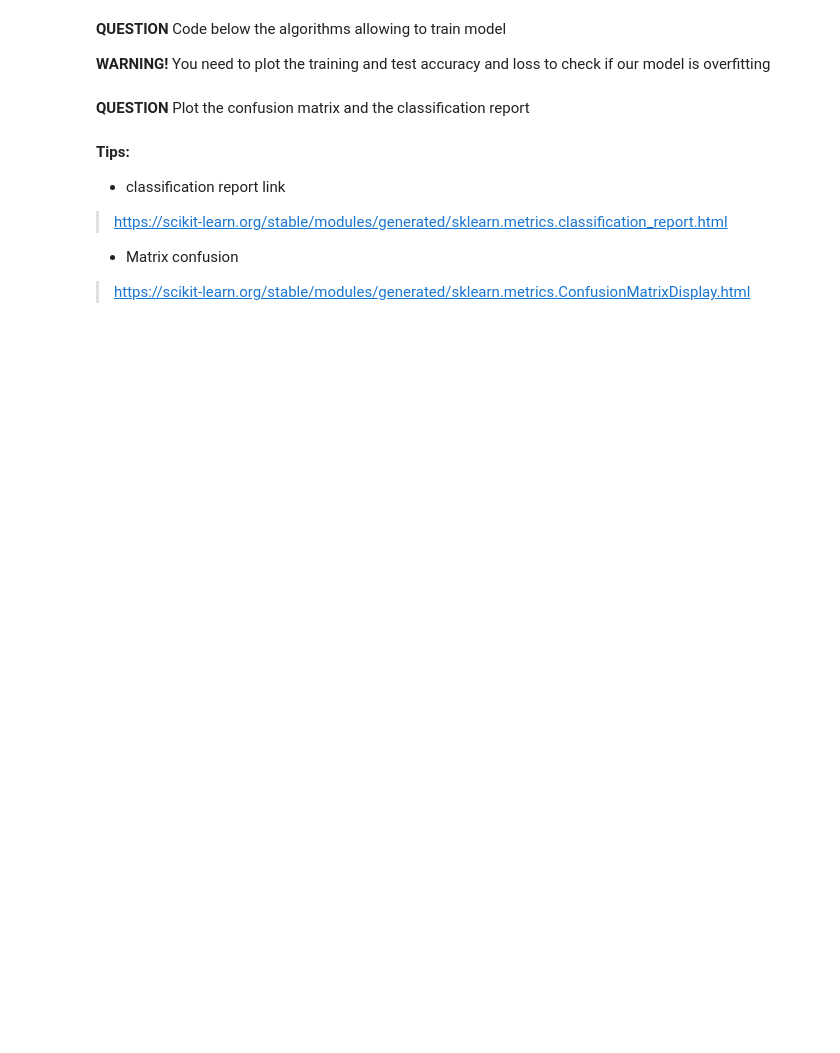
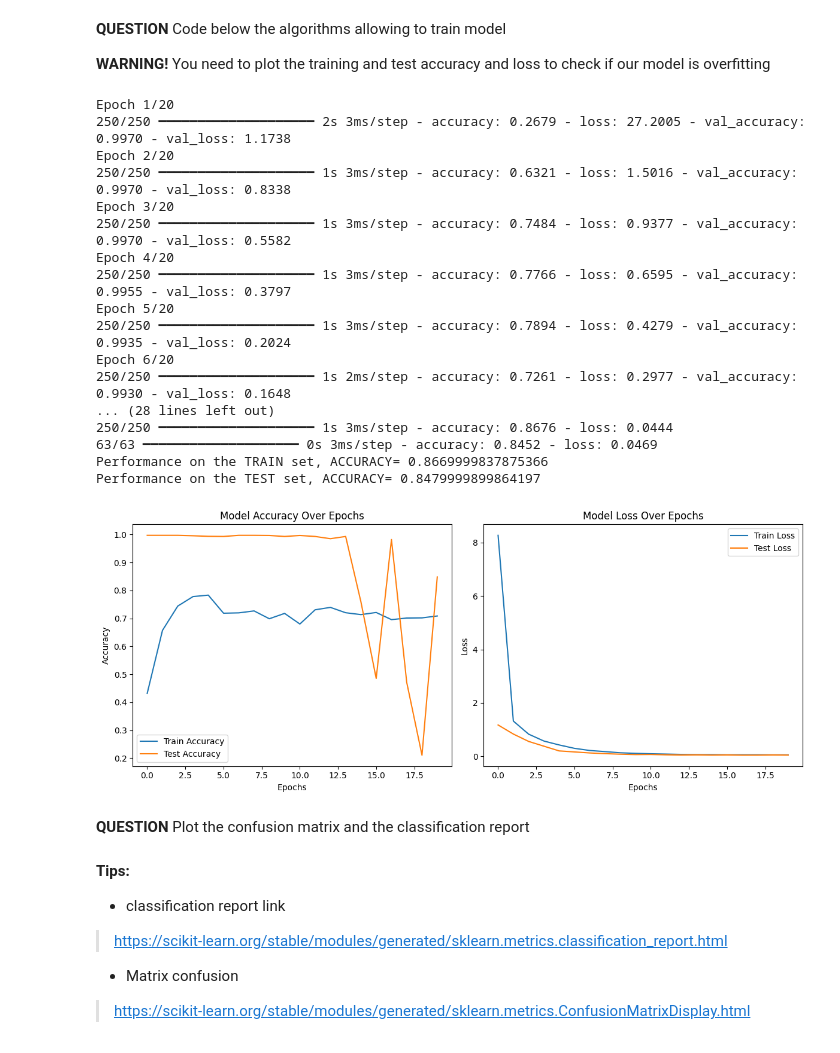
Before and after one commit to ChloeLarroze/STM32_Embedded_AI, a Jupyter notebook: TP_IA_EMBARQUEE.ipynb, the cells around one changed output. Drawn from its saved outputs; the diff is of its cells as text; code cells hidden in the pictures; blank space fills up the shorter version.

```diff
--- a/TP_IA_EMBARQUEE.ipynb
+++ b/TP_IA_EMBARQUEE.ipynb
@@ -199,0 +208,15 @@ Y_test shape: (2000, 6)
+# %%
+#model architecture
+model = Sequential([
+    Dense(64, activation='relu', input_shape=(X_train.shape[1],)),  #hidden layer
+    Dropout(0.2),  #dropout
+    Dense(32, activation='relu'),  #hidden layer
+    #Dense(50, activation='relu'),  #hidden layer
+    Dense(Y_train.shape[1], activation='sigmoid')  #output layer
+])
+
+#Compile the model
+model.compile(optimizer='adam', loss='binary_crossentropy', metrics=['accuracy'])
+
+#Display model summary
+model.summary()
@@ -201,6 +240,58 @@ Y_test shape: (2000, 6)
 **QUESTION** Code below the algorithms allowing to train model
 
 **WARNING!** You need to plot the training and test accuracy and loss to check if our model is overfitting
+# %%
+#training of the model
+history = model.fit(X_train, Y_train, epochs=20, batch_size=32, validation_data=(X_test, Y_test))
+
+#plot training & validation accuracy
+plt.figure(figsize=(12, 5))
+
+plt.subplot(1, 2, 1)
+plt.plot(history.history['accuracy'], label='Train Accuracy')
+plt.plot(history.history['val_accuracy'], label='Test Accuracy')
+plt.xlabel("Epochs")
+plt.ylabel("Accuracy")
+plt.title("Model Accuracy Over Epochs")
+plt.legend()
+
+#plot training & validation loss
+plt.subplot(1, 2, 2)
+plt.plot(history.history['loss'], label='Train Loss')
+plt.plot(history.history['val_loss'], label='Test Loss')
+plt.xlabel("Epochs")
+plt.ylabel("Loss")
+plt.title("Model Loss Over Epochs")
+plt.legend()
+
+#ACCURACY ON THE TRAINING AND TEST SETS
+loss_train, acc_train = model.evaluate(X_train, Y_train, batch_size=32)
+loss_test, acc_test = model.evaluate(X_test, Y_test, batch_size=32)
+
+print("Performance on the TRAIN set, ACCURACY=", acc_train)
+print("Performance on the TEST set, ACCURACY=", acc_test)
+
+plt.tight_layout()
+plt.show()
+# %% [output]
+Epoch 1/20
+250/250 ━━━━━━━━━━━━━━━━━━━━ 2s 3ms/step - accuracy: 0.2679 - loss: 27.2005 - val_accuracy: 0.9970 - val_loss: 1.1738
+Epoch 2/20
+250/250 ━━━━━━━━━━━━━━━━━━━━ 1s 3ms/step - accuracy: 0.6321 - loss: 1.5016 - val_accuracy: 0.9970 - val_loss: 0.8338
+Epoch 3/20
+250/250 ━━━━━━━━━━━━━━━━━━━━ 1s 3ms/step - accuracy: 0.7484 - loss: 0.9377 - val_accuracy: 0.9970 - val_loss: 0.5582
+Epoch 4/20
+250/250 ━━━━━━━━━━━━━━━━━━━━ 1s 3ms/step - accuracy: 0.7766 - loss: 0.6595 - val_accuracy: 0.9955 - val_loss: 0.3797
+Epoch 5/20
+250/250 ━━━━━━━━━━━━━━━━━━━━ 1s 3ms/step - accuracy: 0.7894 - loss: 0.4279 - val_accuracy: 0.9935 - val_loss: 0.2024
+Epoch 6/20
+250/250 ━━━━━━━━━━━━━━━━━━━━ 1s 2ms/step - accuracy: 0.7261 - loss: 0.2977 - val_accuracy: 0.9930 - val_loss: 0.1648
+... (28 lines left out)
+250/250 ━━━━━━━━━━━━━━━━━━━━ 1s 3ms/step - accuracy: 0.8676 - loss: 0.0444
+63/63 ━━━━━━━━━━━━━━━━━━━━ 0s 3ms/step - accuracy: 0.8452 - loss: 0.0469
+Performance on the TRAIN set, ACCURACY= 0.8669999837875366
+Performance on the TEST set, ACCURACY= 0.8479999899864197
+[figure, added]
 # %% [markdown]
 **QUESTION** Plot the confusion matrix and the classification report
 # %% [markdown]
```
Also changed, not shown: parts of 5 cells of this notebook.
